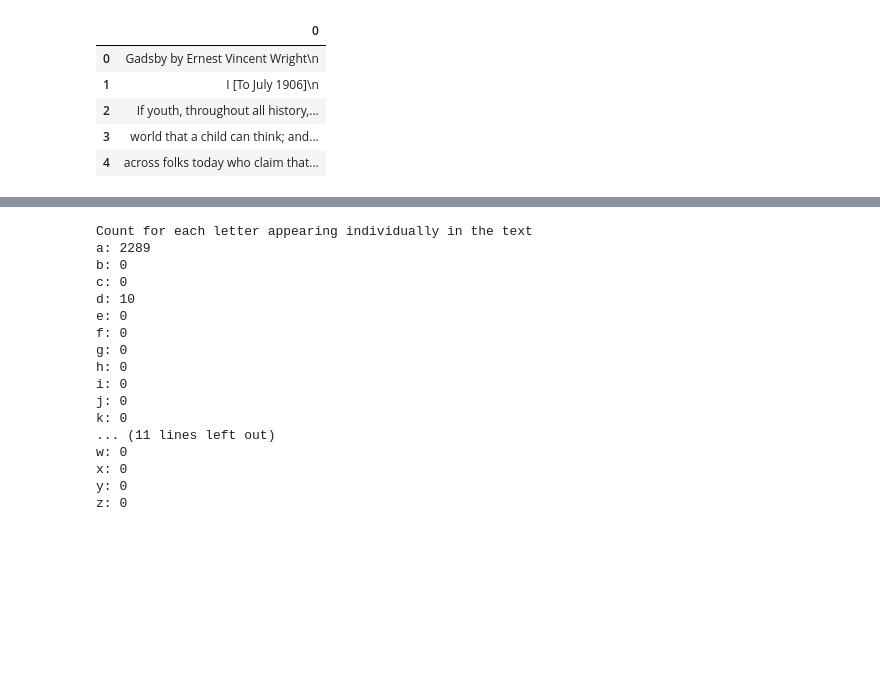
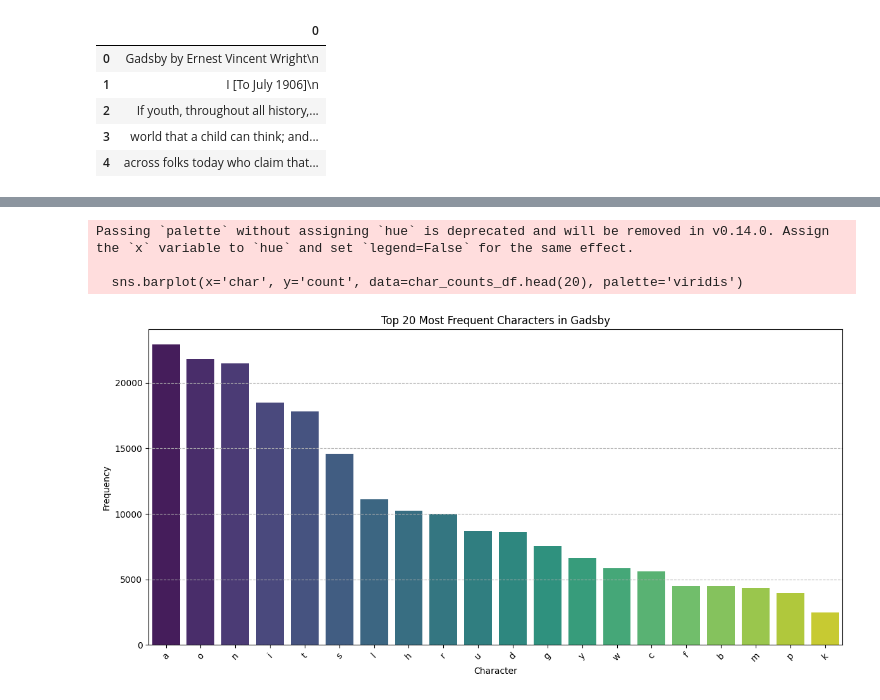
Before and after one commit to RashmitSaha/gadsby_analysis, a Jupyter notebook: gadsby_text.ipynb, the cells around one changed output, grey strips where cells are left out. Saved outputs shown, nothing was run; the diff lists cells and outputs as text; code cells hidden in the pictures; blank space fills up the shorter version.

```diff
--- a/gadsby_text.ipynb
+++ b/gadsby_text.ipynb
@@ -85,3 +116,24 @@ Number of words found in Gadsby: 62851
 # %%
-import collections
-word_counts = collections.Counter(tokenized_words)
+from collections import Counter
+
+
+# Strip spaces and convert the raw text to lowercase
+characters = [char.lower() for char in text if char.isalpha()]
+
+# Count the frequencies
+char_counts = Counter(characters)
+
+# Calculate total characters for percentage
+total_chars = sum(char_counts.values())
+
+print("Top 10 Most Frequent Letters:")
+for char, count in char_counts.most_common(10):
+    percentage = (count / total_chars) * 100
+    print(f"'{char}': {count} ({percentage:.2f}%)")
+
+# The ultimate test: Did any 'e's slip through?
+e_count = char_counts.get('e', 0)
+print(f"\nTotal 'e's found: {e_count}")
+
+# Convert char_counts to a DataFrame for plotting
+char_counts_df = pd.DataFrame(char_counts.most_common(), columns=['char', 'count'])
@@ -88,26 +154,19 @@ word_counts = collections.Counter(tokenized_words)
 # %%
-import string
-print("Count for each letter appearing individually in the text")
-for i in string.ascii_lowercase:
-    if i in word_counts:
-        print(f'{i}: {word_counts[i]}')
-    else:
-        print(f'{i}: 0')
+import matplotlib.pyplot as plt
+import seaborn as sns
+
+# Plotting the character frequencies
+plt.figure(figsize=(12, 6))
+sns.barplot(x='char', y='count', data=char_counts_df.head(20), palette='viridis')
+plt.title('Top 20 Most Frequent Characters in Gadsby')
+plt.xlabel('Character')
+plt.ylabel('Frequency')
+plt.xticks(rotation=45)
+plt.grid(axis='y', linestyle='--')
+plt.tight_layout()
+plt.show()
 # %% [output]
-Count for each letter appearing individually in the text
-a: 2289
-b: 0
-c: 0
-d: 10
-e: 0
-f: 0
-g: 0
-h: 0
-i: 0
-j: 0
-k: 0
-... (11 lines left out)
-w: 0
-x: 0
-y: 0
-z: 0
+Passing `palette` without assigning `hue` is deprecated and will be removed in v0.14.0. Assign the `x` variable to `hue` and set `legend=False` for the same effect.
+
+  sns.barplot(x='char', y='count', data=char_counts_df.head(20), palette='viridis')
+[figure, added]
```
Also changed, not shown: parts of 15 cells of this notebook, 3 other files.
